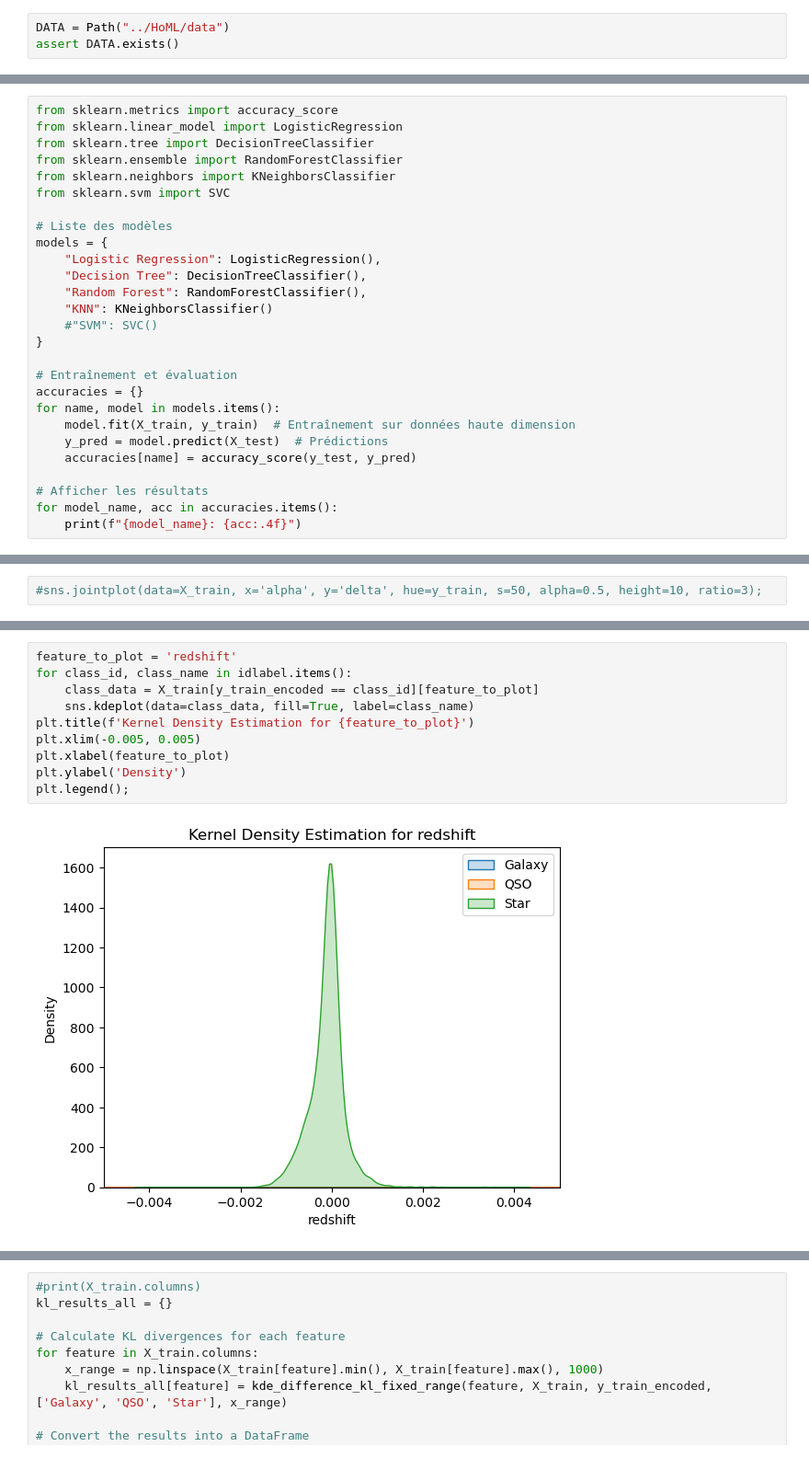
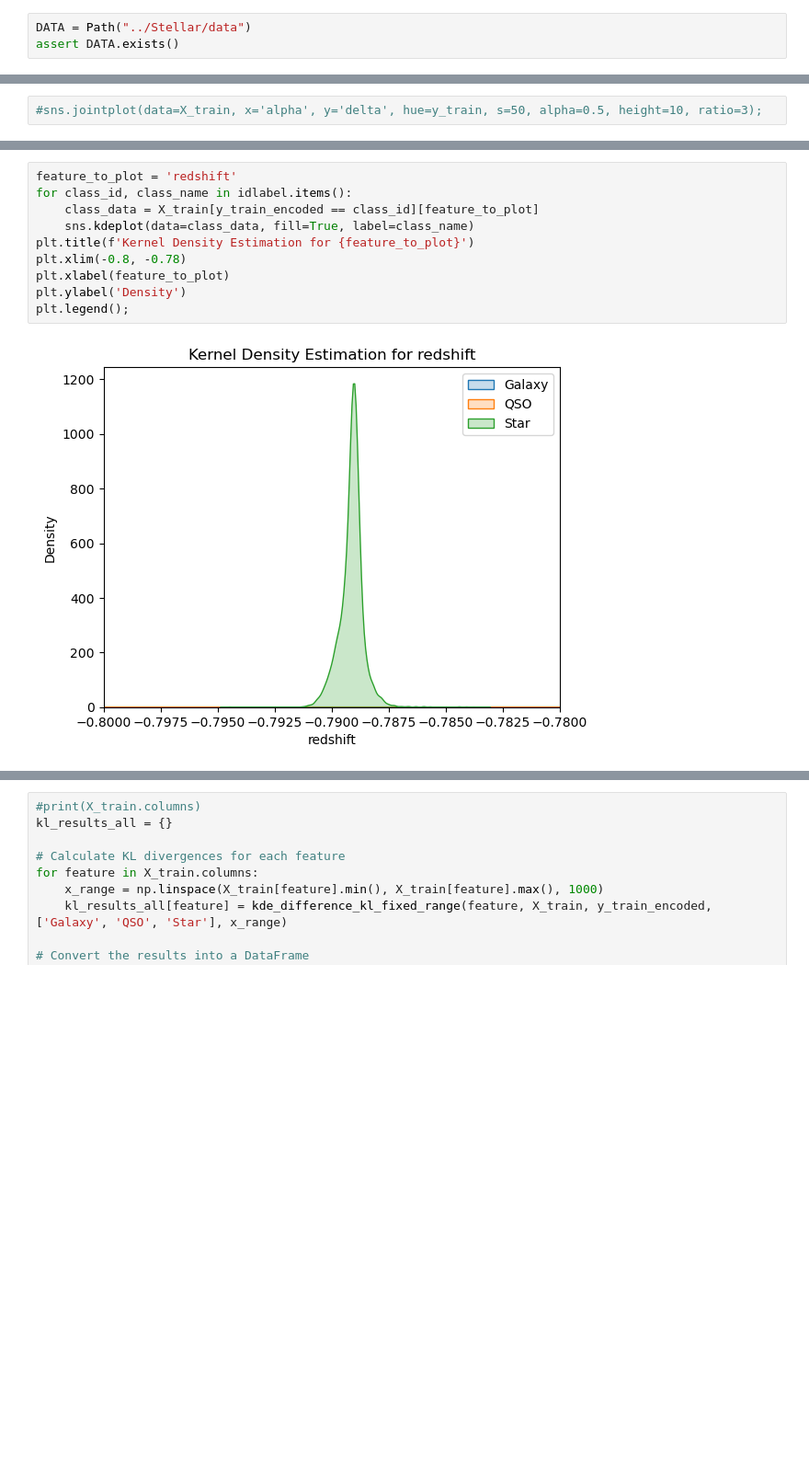
Before and after one commit to XiLilas/Stellar, a Jupyter notebook: Stellar.ipynb, the cells around one changed output, grey strips where cells are left out. Shown at 92% size. Saved outputs shown, nothing was run; the diff lists cells and outputs as text; blank space fills up the shorter version.

```diff
--- a/Stellar.ipynb
+++ b/Stellar.ipynb
@@ -9,7 +9,7 @@ import platform
 from pathlib import Path
 import pandas as pd
 # %%
-DATA = Path("../HoML/data")
+DATA = Path("../Stellar/data")
 assert DATA.exists()
 # %%
 star_raw_df = pd.read_csv(DATA / "star_classification.csv", low_memory=False)
@@ -46,27 +69,0 @@ what id features ['obj_ID', 'run_ID', 'rerun_ID', 'field_ID', 'spec_obj_ID', 'fi
-# %%
-from sklearn.metrics import accuracy_score
-from sklearn.linear_model import LogisticRegression
-from sklearn.tree import DecisionTreeClassifier
-from sklearn.ensemble import RandomForestClassifier
-from sklearn.neighbors import KNeighborsClassifier
-from sklearn.svm import SVC
-
-# Liste des modèles
-models = {
-    "Logistic Regression": LogisticRegression(),
-    "Decision Tree": DecisionTreeClassifier(),
-    "Random Forest": RandomForestClassifier(),
-    "KNN": KNeighborsClassifier()
-    #"SVM": SVC()
-}
-
-# Entraînement et évaluation
-accuracies = {}
-for name, model in models.items():
-    model.fit(X_train, y_train)  # Entraînement sur données haute dimension
-    y_pred = model.predict(X_test)  # Prédictions
-    accuracies[name] = accuracy_score(y_test, y_pred)
-
-# Afficher les résultats
-for model_name, acc in accuracies.items():
-    print(f"{model_name}: {acc:.4f}")
@@ -405,12 +296,12 @@ print(kl_cam_col)
 # %%
 feature_to_plot = 'redshift'
 for class_id, class_name in idlabel.items():
     class_data = X_train[y_train_encoded == class_id][feature_to_plot]
     sns.kdeplot(data=class_data, fill=True, label=class_name)
 plt.title(f'Kernel Density Estimation for {feature_to_plot}')
-plt.xlim(-0.005, 0.005)
+plt.xlim(-0.8, -0.78)
 plt.xlabel(feature_to_plot)
 plt.ylabel('Density')
 plt.legend();
 # %% [output]
-[figure, old version]
+[figure, new version]
```
Also changed, not shown: parts of 58 cells of this notebook, 1 other file.
